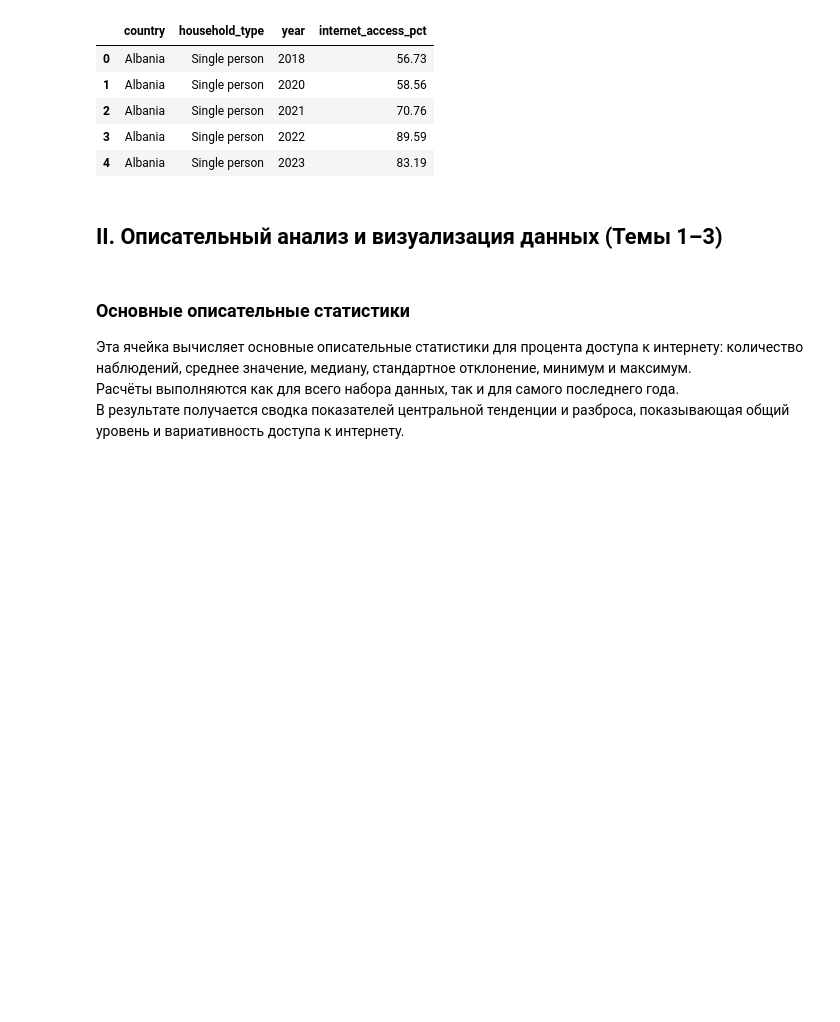
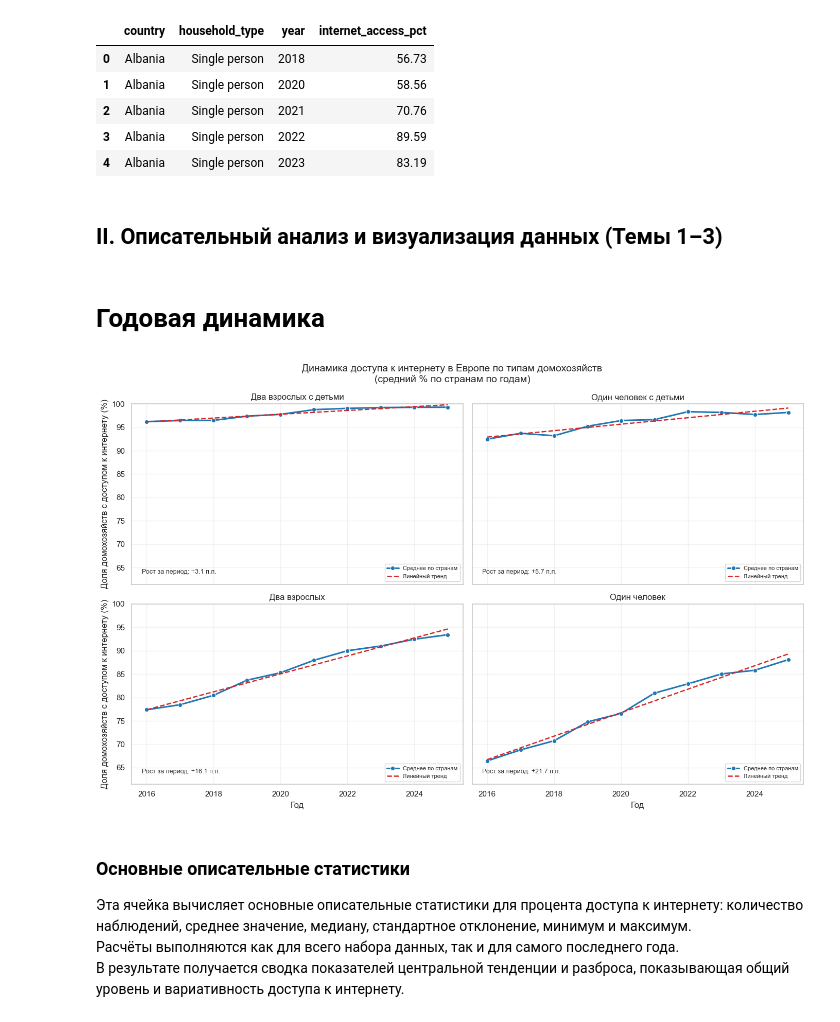
Before and after one commit to slendchat/MStAD, a Jupyter notebook: ind01.ipynb, the cells around one changed output. Saved outputs shown, nothing was run; the diff lists cells and outputs as text; code cells hidden in the pictures; blank space fills up the shorter version.

```diff
--- a/ind01.ipynb
+++ b/ind01.ipynb
@@ -96,6 +96,86 @@ Observations in the most recent year (2025): 140
 | 4 | Albania | Single person | 2023 | 83.19 |
 # %% [markdown]
 ## II. Описательный анализ и визуализация данных (Темы 1–3)
+# %% [markdown]
+# Годовая динамика
+# %%
+# Годовая динамика: 4 мини-графика (small multiples) по типам домохозяйств
+type_labels_ru = {
+    "Single person": "Один человек",
+    "Single person with dependent children": "Один человек с детьми",
+    "Two adults": "Два взрослых",
+    "Two adults with dependent children": "Два взрослых с детьми",
+}
+
+dynamic_by_year = (
+    df.groupby(["year", "household_type"], as_index=False)["internet_access_pct"]
+    .mean()
+)
+
+order_types = (
+    dynamic_by_year.groupby("household_type")["internet_access_pct"]
+    .mean()
+    .sort_values(ascending=False)
+    .index
+)
+
+y_min = max(0, dynamic_by_year["internet_access_pct"].min() - 5)
+y_max = min(100, dynamic_by_year["internet_access_pct"].max() + 2)
+
+fig, axes = plt.subplots(2, 2, figsize=(14, 9), sharex=True, sharey=True)
+axes = axes.flatten()
+
+for ax, household_type in zip(axes, order_types):
+    tmp = dynamic_by_year[dynamic_by_year["household_type"] == household_type].sort_values("year")
+
+    sns.lineplot(
+        data=tmp,
+        x="year",
+        y="internet_access_pct",
+        marker="o",
+        linewidth=2.2,
+        color="#1f77b4",
+        ax=ax,
+        label="Среднее по странам",
+    )
+
+    if len(tmp) >= 2:
+        z = np.polyfit(tmp["year"], tmp["internet_access_pct"], 1)
+        trend = np.poly1d(z)(tmp["year"])
+        ax.plot(
+            tmp["year"],
+            trend,
+            linestyle="--",
+            linewidth=1.8,
+            color="#d62728",
+            label="Линейный тренд",
+        )
+
+        delta = tmp.iloc[-1]["internet_access_pct"] - tmp.iloc[0]["internet_access_pct"]
+        ax.text(
+            0.03,
+            0.06,
+            f"Рост за период: {delta:+.1f} п.п.",
+            transform=ax.transAxes,
+            fontsize=9,
+            color="#333333",
+        )
+
+    ax.set_title(type_labels_ru.get(household_type, household_type))
+    ax.set_xlabel("Год")
+    ax.set_ylabel("Доля домохозяйств с доступом к интернету (%)")
+    ax.set_ylim(y_min, y_max)
+    ax.grid(alpha=0.25)
+    ax.legend(loc="lower right", fontsize=8, frameon=True)
+
+plt.suptitle(
+    "Динамика доступа к интернету в Европе по типам домохозяйств\n(средний % по странам по годам)",
+    fontsize=14,
+)
+plt.tight_layout()
+plt.show()
+# %% [output]
+[figure, added]
 # %% [markdown]
 ### Основные описательные статистики
 Эта ячейка вычисляет основные описательные статистики для процента доступа к интернету: количество наблюдений, среднее значение, медиану, стандартное отклонение, минимум и максимум.
```
Also changed, not shown: parts of 8 cells of this notebook, 1 other file.
